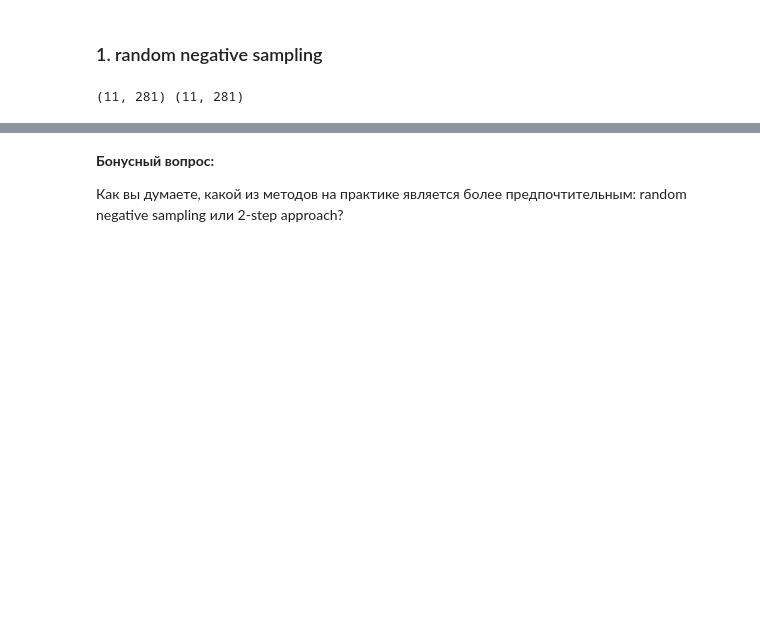
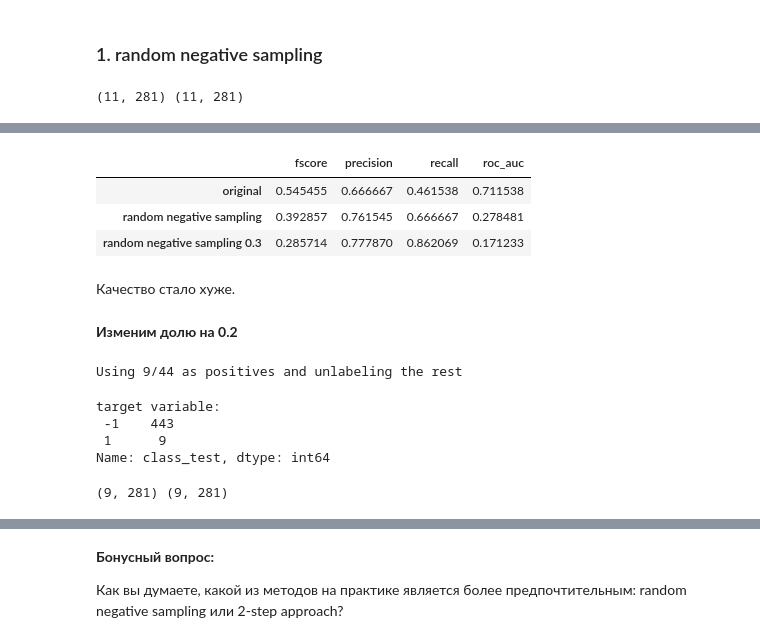
Before and after one commit to AndreiBazhenau/gb, a Jupyter notebook: ml_in_business/hw_6.ipynb, the cells around one changed output, grey strips where cells are left out. Drawn from its saved outputs; the diff is of its cells as text; code cells hidden in the pictures; blank space fills up the shorter version.

```diff
--- a/ml_in_business/hw_6.ipynb
+++ b/ml_in_business/hw_6.ipynb
@@ -310,0 +368,4 @@ precision: 24.68%
+# %%
+mod_data['class_test'] = -1
+mod_data.loc[pos_sample,'class_test'] = 1
+print('target variable:\n', mod_data.iloc[:,-1].value_counts())
@@ -310,0 +422,7 @@ precision: 24.68%
+# %%
+mod_data = mod_data.sample(frac=1)
+neg_sample = mod_data[mod_data['class_test']==-1][:len(mod_data[mod_data['class_test']==1])]
+sample_test = mod_data[mod_data['class_test']==-1][len(mod_data[mod_data['class_test']==1]):]
+pos_sample = mod_data[mod_data['class_test']==1]
+print(neg_sample.shape, pos_sample.shape)
+sample_train = pd.concat([neg_sample, pos_sample]).sample(frac=1)
@@ -310,0 +431,8 @@ precision: 24.68%
+# %%
+model = xgb.XGBClassifier()
+
+model.fit(sample_train.iloc[:,:-2].values,
+          sample_train.iloc[:,-2].values)
+y_predict = model.predict(sample_test.iloc[:,:-2].values)
+
+f1, prc, rec, roc = evaluate_results(sample_test.iloc[:,-2].values, y_predict)
@@ -310,0 +446,36 @@ precision: 24.68%
+# %%
+score.append([f1, prc, rec, roc])
+# %%
+df = pd.DataFrame({'original': score[0], 'random negative sampling': score[1], 'random negative sampling 0.3': score[2]}).T
+df.columns = ['fscore', 'precision', 'recall', 'roc_auc']
+df
+# %% [output]
+|  | fscore | precision | recall | roc_auc |
+| original | 0.545455 | 0.666667 | 0.461538 | 0.711538 |
+| random negative sampling | 0.392857 | 0.761545 | 0.666667 | 0.278481 |
+| random negative sampling 0.3 | 0.285714 | 0.777870 | 0.862069 | 0.171233 |
+# %% [markdown]
+Качество стало хуже.
+# %% [markdown]
+**Изменим долю на 0.2**
+# %%
+mod_data = data.copy()
+#get the indices of the positives samples
+pos_ind = np.where(mod_data.iloc[:,-1].values == 1)[0]
+#shuffle them
+np.random.shuffle(pos_ind)
+# leave just 20% of the positives marked
+pos_sample_len = int(np.ceil(0.2 * len(pos_ind)))
+print(f'Using {pos_sample_len}/{len(pos_ind)} as positives and unlabeling the rest')
+pos_sample = pos_ind[:pos_sample_len]
+# %% [output]
+Using 9/44 as positives and unlabeling the rest
+# %%
+mod_data['class_test'] = -1
+mod_data.loc[pos_sample,'class_test'] = 1
+print('target variable:\n', mod_data.iloc[:,-1].value_counts())
+# %% [output]
+target variable:
+ -1    443
+ 1      9
+Name: class_test, dtype: int64
@@ -310,0 +486,9 @@ precision: 24.68%
+# %%
+mod_data = mod_data.sample(frac=1)
+neg_sample = mod_data[mod_data['class_test']==-1][:len(mod_data[mod_data['class_test']==1])]
+sample_test = mod_data[mod_data['class_test']==-1][len(mod_data[mod_data['class_test']==1]):]
+pos_sample = mod_data[mod_data['class_test']==1]
+print(neg_sample.shape, pos_sample.shape)
+sample_train = pd.concat([neg_sample, pos_sample]).sample(frac=1)
+# %% [output]
+(9, 281) (9, 281)
```
Also changed, not shown: parts of 28 cells of this notebook.
